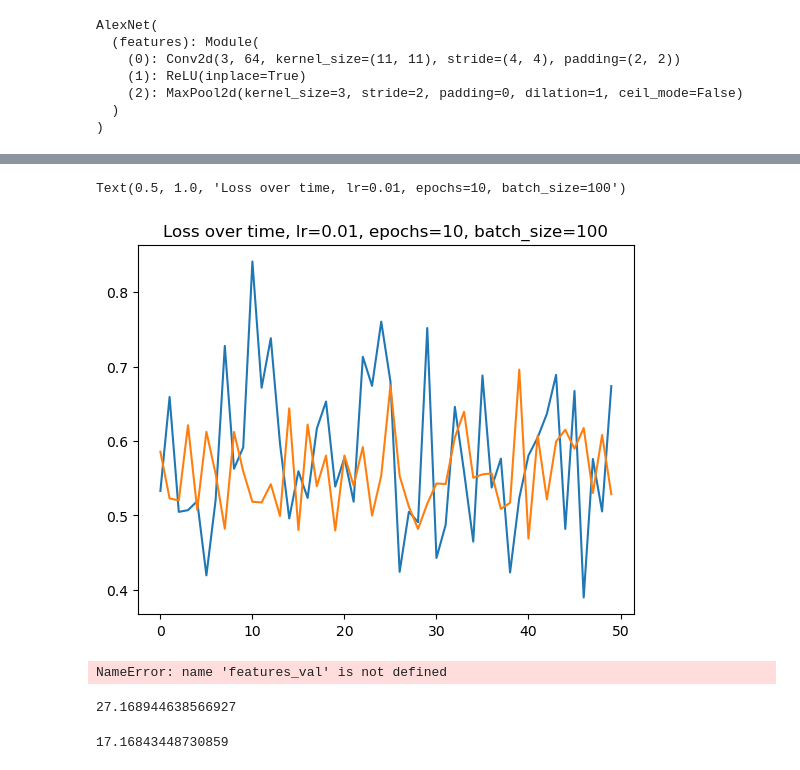
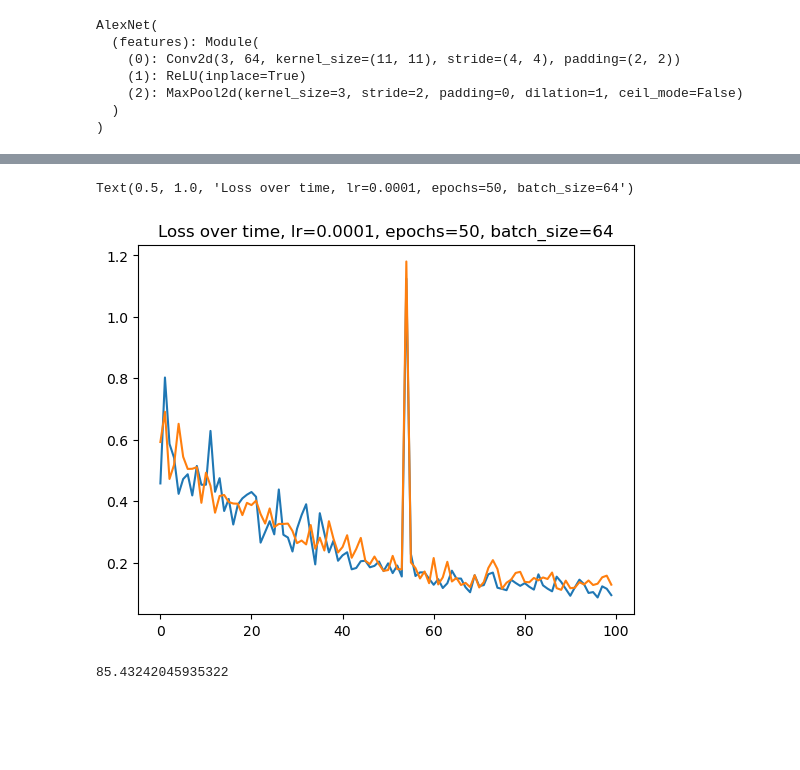
Before and after one commit to Cyb3rBlaze/Algonauts, a Jupyter notebook: experiments/pca_mlp/nb_alexnet.ipynb, the cells around one changed output, grey strips where cells are left out. Drawn from its saved outputs; the diff is of its cells as text; code cells hidden in the pictures; blank space fills up the shorter version.

```diff
--- a/experiments/pca_mlp/nb_alexnet.ipynb
+++ b/experiments/pca_mlp/nb_alexnet.ipynb
@@ -137,3 +110,19 @@ class RegressionHead(torch.nn.Module):
+# %%
+class RegressionHead(torch.nn.Module):
+    def __init__(self, inputSize, outputSize):
+        super(RegressionHead, self).__init__()
+
+        self.flatten = torch.nn.Flatten()
+
+        self.linear1 = torch.nn.Linear(inputSize, 6000)
+        self.linear2 = torch.nn.Linear(6000, outputSize)
+
+    def forward(self, x):
+        flattened = self.flatten(x)
+
+        output = self.linear1(flattened)
+
+        return self.linear2(output)
 # %%
 regression_head = RegressionHead(46656, 18981).to(device)
 regression_head.to(device)
@@ -148,12 +134,12 @@ RegressionHead(
 )
 # %%
 criterion = torch.nn.MSELoss()
-optimizer = torch.optim.SGD(regression_head.parameters(), lr=0.0001)
+optimizer = torch.optim.Adam(regression_head.parameters(), lr=1e-4)
 # %%
 losses = []
 val_losses = []
 
-for epoch in range(50):
+for epoch in range(100):
     print(f"Epoch {epoch}")
     for i, data in tqdm(enumerate(train_loader), total=len(train_loader)-1):
         optimizer.zero_grad()
@@ -161,7 +147,9 @@ for epoch in range(50):
         input_data = data[0]
         left_label = data[1]
 
-        output = feature_extractor(input_data.to(device))
+        with torch.no_grad():
+            output = feature_extractor(input_data.to(device))
+
         output = regression_head(output["features.2"])
 
         loss = criterion(output, torch.tensor(left_label, dtype=torch.float32).to(device))
@@ -172,16 +160,23 @@ for epoch in range(50):
 
         loss.backward()
 
+        del input_data
+        del left_label
+
         optimizer.step()
 
     for i, data in tqdm(enumerate(val_loader), total=len(val_loader)-1):
         input_data = data[0]
         left_label = data[1]
 
-        output = feature_extractor(input_data.to(device))
-        output = regression_head(output["features.2"])
+        with torch.no_grad():
+            output = feature_extractor(input_data.to(device))
+            output = regression_head(output["features.2"])
 
         loss = criterion(output, torch.tensor(left_label, dtype=torch.float32).to(device))
+
+        del input_data
+        del left_label
 
         if i == len(val_loader)-1:
             val_losses.append(loss.item())
@@ -208,12 +268,7 @@ Train loss: 0.41934677958488464
 # %%
 plt.plot(losses, label="Train loss")
 plt.plot(val_losses, label="Val loss")
-plt.title("Loss over time, lr=0.01, epochs=10, batch_size=100")
+plt.title("Loss over time, lr=0.0001, epochs=50, batch_size=64")
 # %% [output]
-Text(0.5, 1.0, 'Loss over time, lr=0.01, epochs=10, batch_size=100')
+Text(0.5, 1.0, 'Loss over time, lr=0.0001, epochs=50, batch_size=64')
-[figure, old version]
+[figure, new version]
-# %%
-features_val = torch.tensor(features_val, dtype=torch.float32)
-fmri_val_pred = regression_head(torch.tensor(features_val, dtype=torch.float32).to(device)).detach().cpu()
-# %% [output]
-NameError: name 'features_val' is not defined
@@ -221,25 +293,12 @@ NameError: name 'features_val' is not defined
 from scipy.stats import pearsonr as corr
 
 # Empty correlation array of shape: (LH vertices)
-lh_correlation = np.zeros(fmri_val_pred.shape[1])
+lh_correlation = np.zeros(predicted_val.shape[1])
 # Correlate each predicted LH vertex with the corresponding ground truth vertex
-for v in tqdm(range(fmri_val_pred.shape[1])):
-    lh_correlation[v] = corr(fmri_val_pred[:,v], labels_val[:,v])[0]
+for v in tqdm(range(predicted_val.shape[1])):
+    lh_correlation[v] = corr(predicted_val[:,v], labels_val[:,v])[0]
 
-score = np.median(lh_correlation) * 100
+score = (np.median(lh_correlation)**2) * 100
 print(score)
 # %% [output]
-27.168944638566927
+85.43242045935322
-# %%
-from scipy.stats import pearsonr as corr
-
-# Empty correlation array of shape: (LH vertices)
-lh_correlation = np.zeros(fmri_train_pred.shape[1])
-# Correlate each predicted LH vertex with the corresponding ground truth vertex
-for v in tqdm(range(fmri_train_pred.shape[1])):
-    lh_correlation[v] = corr(fmri_train_pred[:,v], labels_train[:,v])[0]
-
-score = np.median(lh_correlation) * 100
-print(score)
-# %% [output]
-17.16843448730859
```
Also changed, not shown: parts of 7 cells of this notebook, 21 other files.
